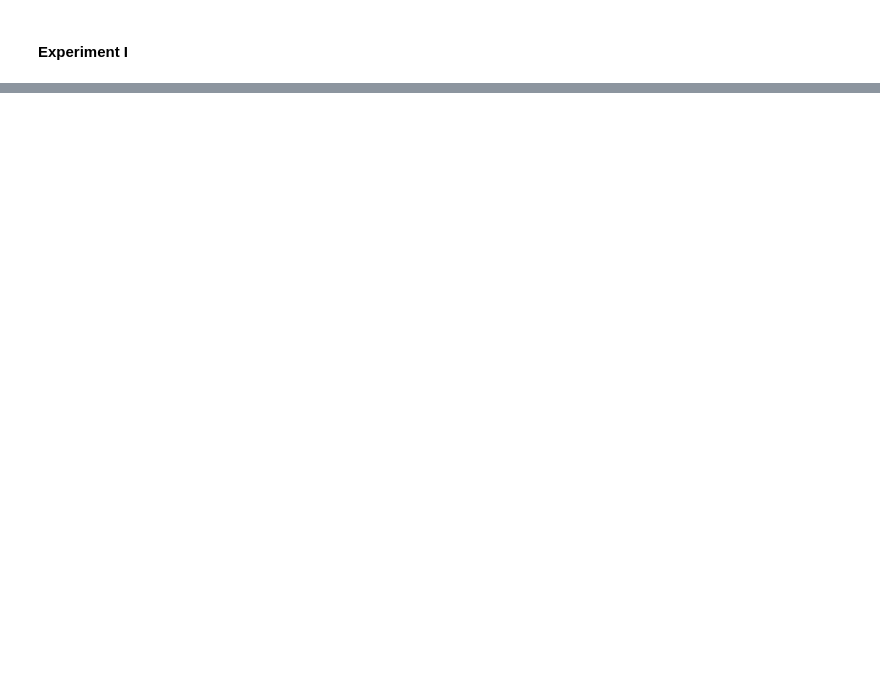
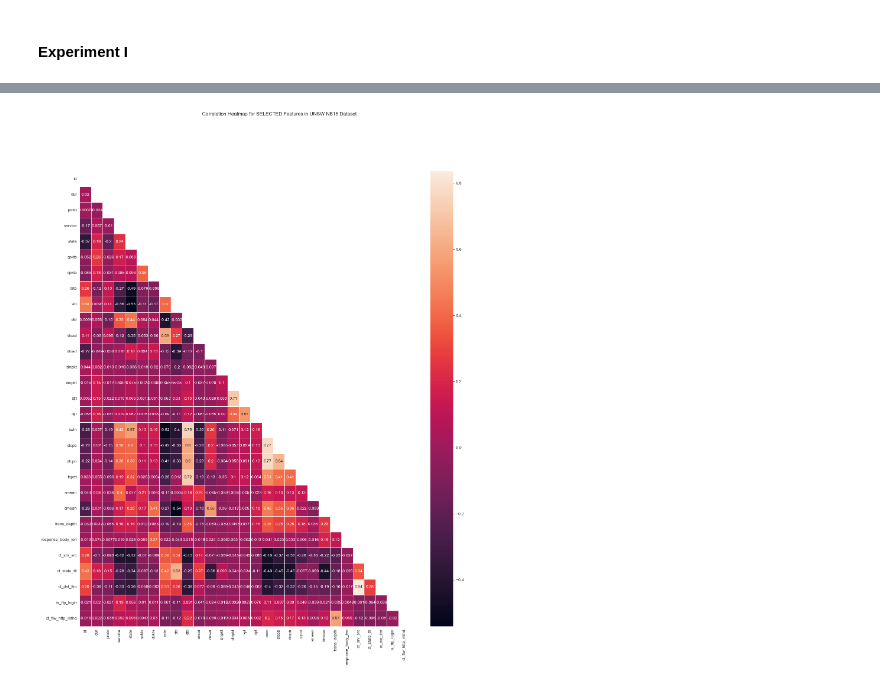
Before and after one commit to Anthony7703/research_project, a Jupyter notebook: ResearchProjectCodeImplemetation.ipynb, the cells around one changed output, grey strips where cells are left out. Cells and saved outputs as stored; diff of their text form; code cells hidden in the pictures; blank space fills up the shorter version.

```diff
--- a/ResearchProjectCodeImplemetation.ipynb
+++ b/ResearchProjectCodeImplemetation.ipynb
@@ -1164,0 +1175,2 @@ UNSWNB15_Analysis_Summary_df
+# %%
+highly_correlation_unswnb15_features = estimate_correlation_to_select_highly_correlated_features(features_unsw_nb15_df, 0.90)
@@ -1164,0 +1211,3 @@ UNSWNB15_Analysis_Summary_df
+# %%
+highly_correlation_unswnb15_features
+features_unsw_nb15_df.drop(highly_correlation_unswnb15_features, axis=1,  inplace = True)
@@ -1164,0 +1234,5 @@ UNSWNB15_Analysis_Summary_df
+# %%
+title = "Correlation Heatmap for SELECTED Features in {} Dataset".format(dataset_label_dict[unswnb15])
+show_correlation_heatmap_chart(features_unsw_nb15_df, title)
+# %% [output]
+[figure, added]
```
Also changed, not shown: parts of 95 cells of this notebook.
